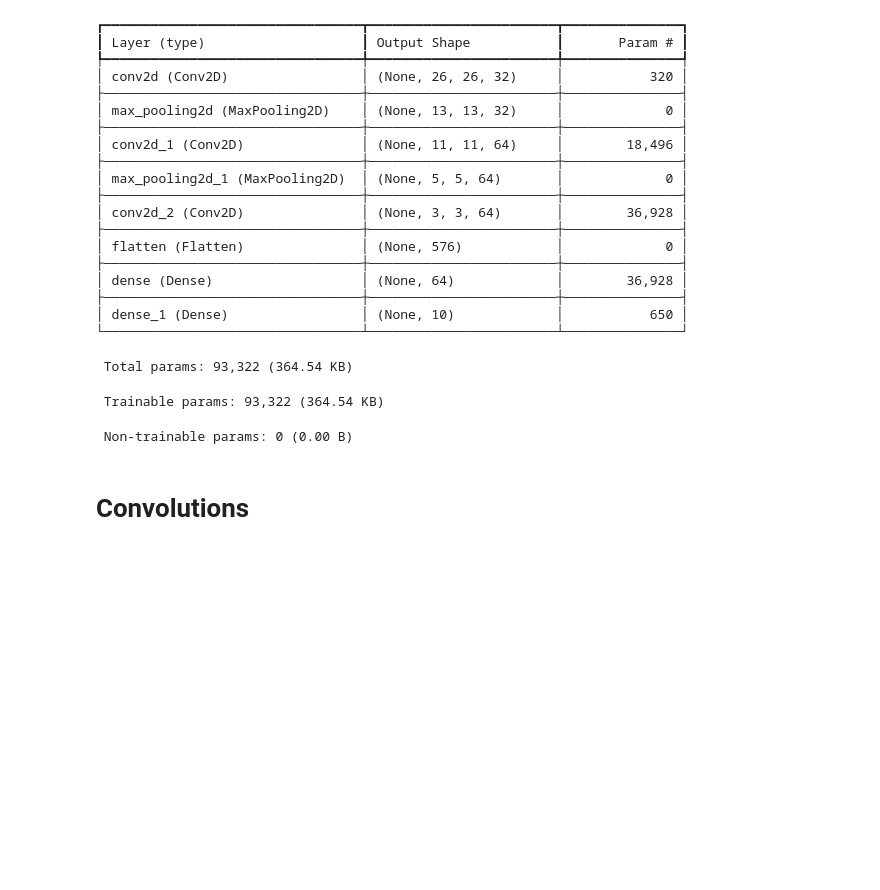
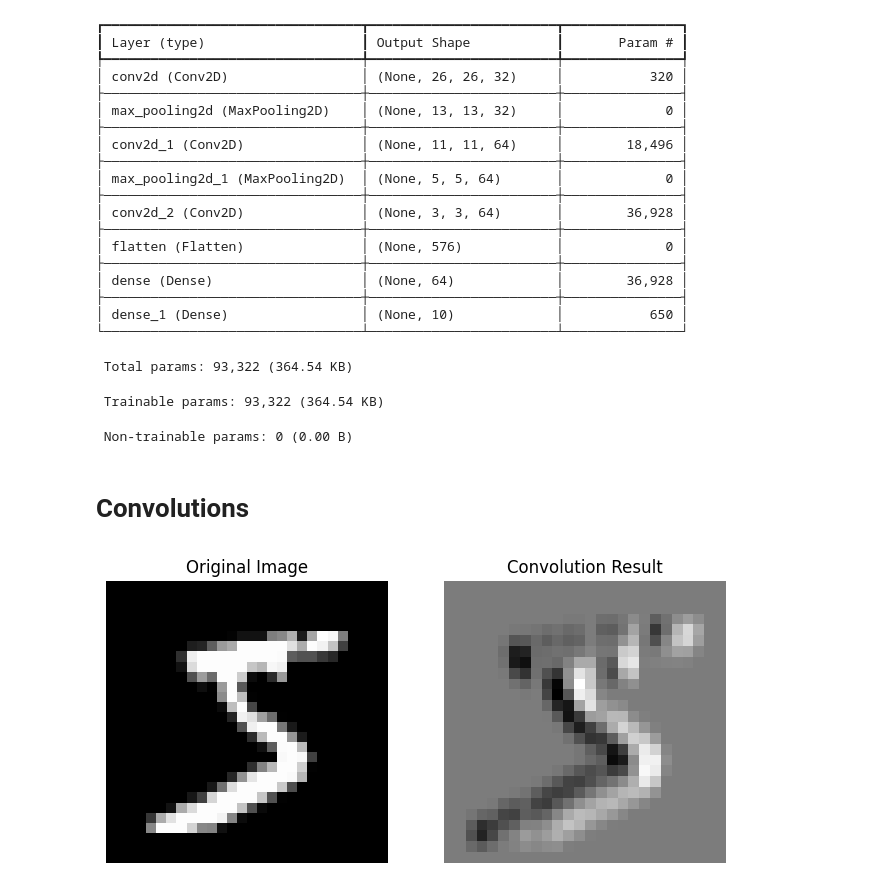
Before and after one commit to pm012/DataScience_sandbox, a Jupyter notebook: notebooks/module10/module_10_1_Convolutional_NN.ipynb, the cells around one changed output. Saved outputs shown, nothing was run; the diff lists cells and outputs as text; code cells hidden in the pictures; blank space fills up the shorter version.

Commit message:
Pooling finished, sample of padding, padding+stride and flatting. Also trained model and reviewed applied filters

```diff
--- a/notebooks/module10/module_10_1_Convolutional_NN.ipynb
+++ b/notebooks/module10/module_10_1_Convolutional_NN.ipynb
@@ -143,3 +159,61 @@ Model: "sequential"
  Non-trainable params: 0 (0.00 B)
 # %% [markdown]
 # Convolutions
+# %%
+# layers.Conv 2D
+def conv2d(image, kernel): # kernel = filters
+    # Extract dimensions
+    image_height, image_width = image.shape
+    kernel_height, kernel_width = kernel.shape
+
+
+    # Calculate output dimensions
+    output_height = image_height - kernel_height + 1
+    output_width = image_width - kernel_width + 1
+
+    # Initialize the output with zeros
+    output = np.zeros((output_height, output_width))
+
+    # Perform the convolution
+    for i in range(output_height):
+        for j in range(output_width):
+            # Extract the region of the image that corresponds to the convolution window
+            image_patch = image[i: i + kernel_height, j:j + kernel_width]
+
+            # Element-wise multiplication and summation
+            output[i, j] = np.sum(image_patch * kernel)
+
+    return output
+
+# Load a sample image - "5"
+image = train_images[0]
+
+
+# Define a simple convolutional filter (Sobel edge detection filter)
+# https://uk.wikipedia.org/wiki/Оператор_Собеля
+sobel_filter = np.array([[1, 0, -1],
+                         [2, 0, -2],
+                         [1, 0, -1]])
+
+# Normalize the filter to ensure it doesn't affect the scale of the gradients
+sobel_filter = sobel_filter / 4.0
+
+# Apply the convolation
+result = conv2d(image, sobel_filter)
+
+# Plot the original image and the convolution result
+plt.figure(figsize=(8,4))
+
+plt.subplot(1, 2, 1)
+plt.imshow(image, cmap='gray')
+plt.title('Original Image')
+plt.axis('off')
+
+plt.subplot(1, 2, 2)
+plt.imshow(result, cmap='gray')
+plt.title("Convolution Result")
+plt.axis('off')
+
+plt.show()
+# %% [output]
+[figure, added]
```
Also changed, not shown: parts of 26 cells of this notebook, 2 other files.
